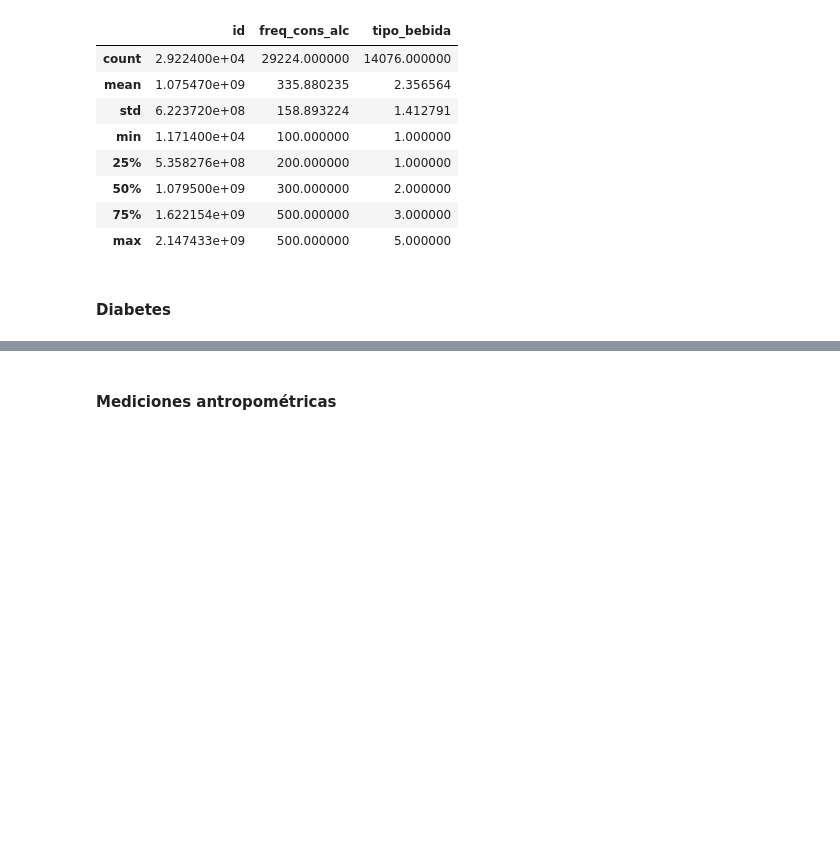
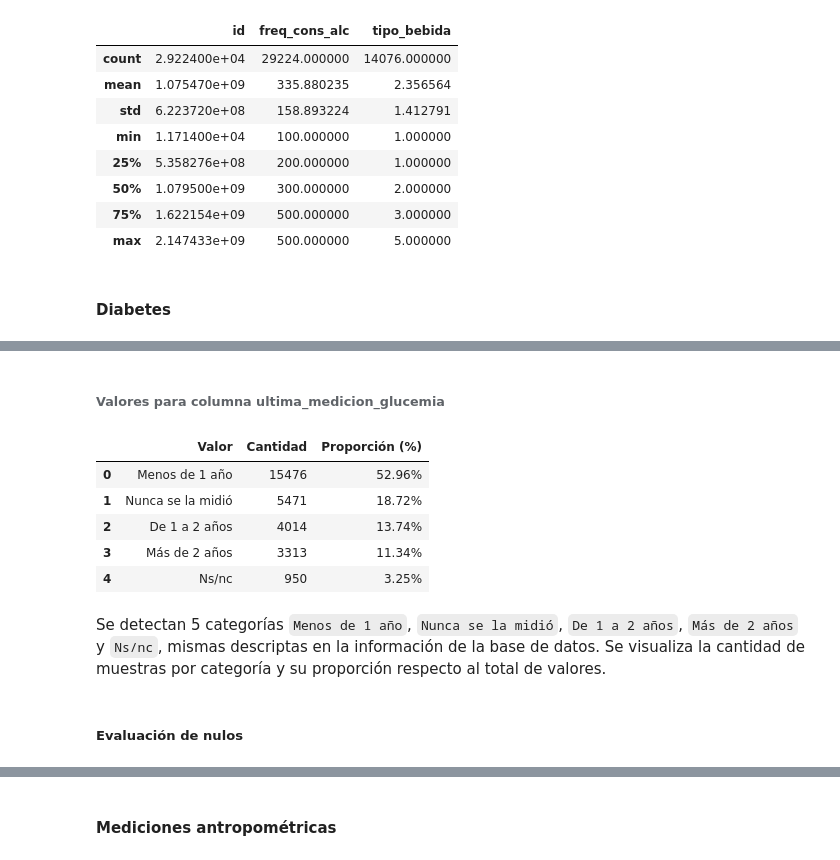
Before and after one commit to Data-Science-YPF/factores_riesgo, a Jupyter notebook: analisisBD.ipynb, the cells around one changed output, grey strips where cells are left out. Drawn from its saved outputs; the diff is of its cells as text; code cells hidden in the pictures; blank space fills up the shorter version.

```diff
--- a/analisisBD.ipynb
+++ b/analisisBD.ipynb
@@ -807,0 +909,15 @@ consumo_alcohol.describe()
+# %% [markdown]
+###### __Valores para columna ultima_medicion_glucemia__
+# %%
+mostrar_valores_columna(diabetes, 'ultima_medicion_glucemia', ultima_medicion_glucemia)
+# %% [output]
+|  | Valor | Cantidad | Proporción (%) |
+| 0 | Menos de 1 año | 15476 | 52.96% |
+| 1 | Nunca se la midió | 5471 | 18.72% |
+| 2 | De 1 a 2 años | 4014 | 13.74% |
+| 3 | Más de 2 años | 3313 | 11.34% |
+| 4 | Ns/nc | 950 | 3.25% |
+# %% [markdown]
+Se detectan 5 categorías `Menos de 1 año`, `Nunca se la midió`, `De 1 a 2 años`, `Más de 2 años` y `Ns/nc`, mismas descriptas en la información de la base de datos. Se visualiza la cantidad de muestras por categoría y su proporción respecto al total de valores.
+# %% [markdown]
+##### Evaluación de nulos
```
Also changed, not shown: parts of 52 cells of this notebook, 2 other files.
